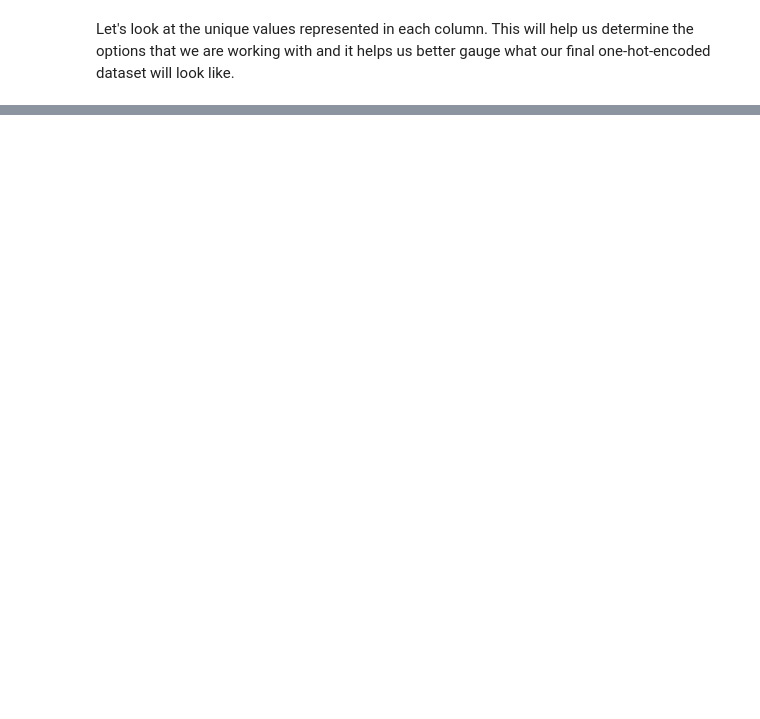
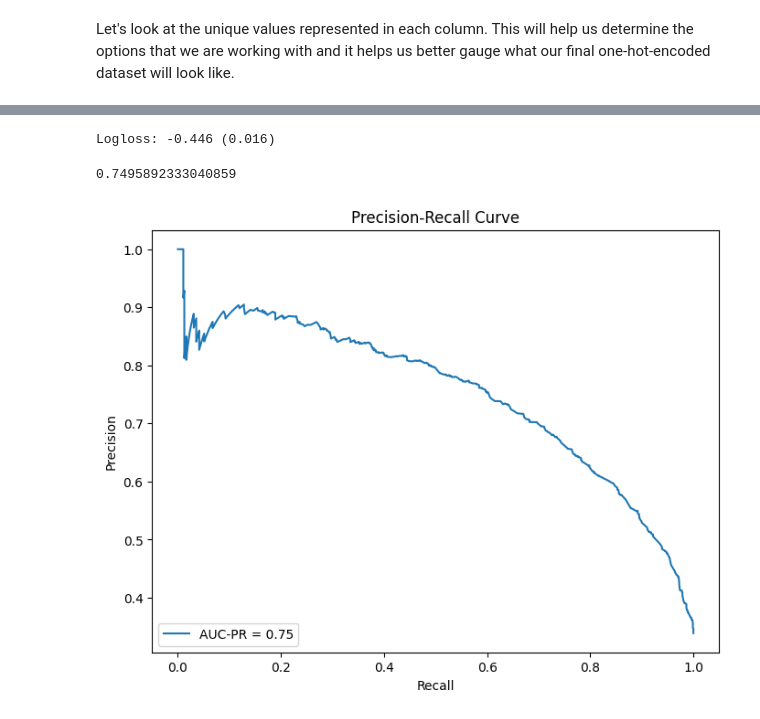
Before and after one commit to lauxpaux/bank_small_dataset, a Jupyter notebook: logistic_regression.ipynb, the cells around one changed output, grey strips where cells are left out. Saved outputs shown, nothing was run; the diff lists cells and outputs as text; code cells hidden in the pictures; blank space fills up the shorter version.

```diff
--- a/logistic_regression.ipynb
+++ b/logistic_regression.ipynb
@@ -80,0 +511,33 @@ for col in df:
+# %%
+kfold = model_selection.KFold(n_splits=10, random_state=7, shuffle=True)
+model = LogisticRegression(solver='liblinear')
+scoring='neg_log_loss'
+results = model_selection.cross_val_score(model, X_train, y_train, cv=kfold, scoring=scoring)
+print("Logloss: %.3f (%.3f)" % (results.mean(), results.std()))
+# %% [output]
+Logloss: -0.446 (0.016)
+# %%
+reg_model = model.fit(X_train, y_train)
+# %%
+y_pred_probs = reg_model.predict_proba(X_test)[:, 1]
+# %%
+from sklearn.metrics import precision_recall_curve, auc
+
+
+precision, recall, thresholds = precision_recall_curve(y_test, y_pred_probs)
+# %%
+auc_pr = auc(recall, precision)
+auc_pr
+# %% [output]
+0.7495892333040859
+# %%
+plt.figure(figsize=(8, 6))
+plt.plot(recall, precision, label=f'AUC-PR = {auc_pr:.2f}')
+plt.xlabel('Recall')
+plt.ylabel('Precision')
+plt.title('Precision-Recall Curve')
+plt.legend(loc='lower left')
+# plt.grid(True)
+plt.show()
+# %% [output]
+[figure, added]
```
Also changed, not shown: parts of 56 cells of this notebook.
